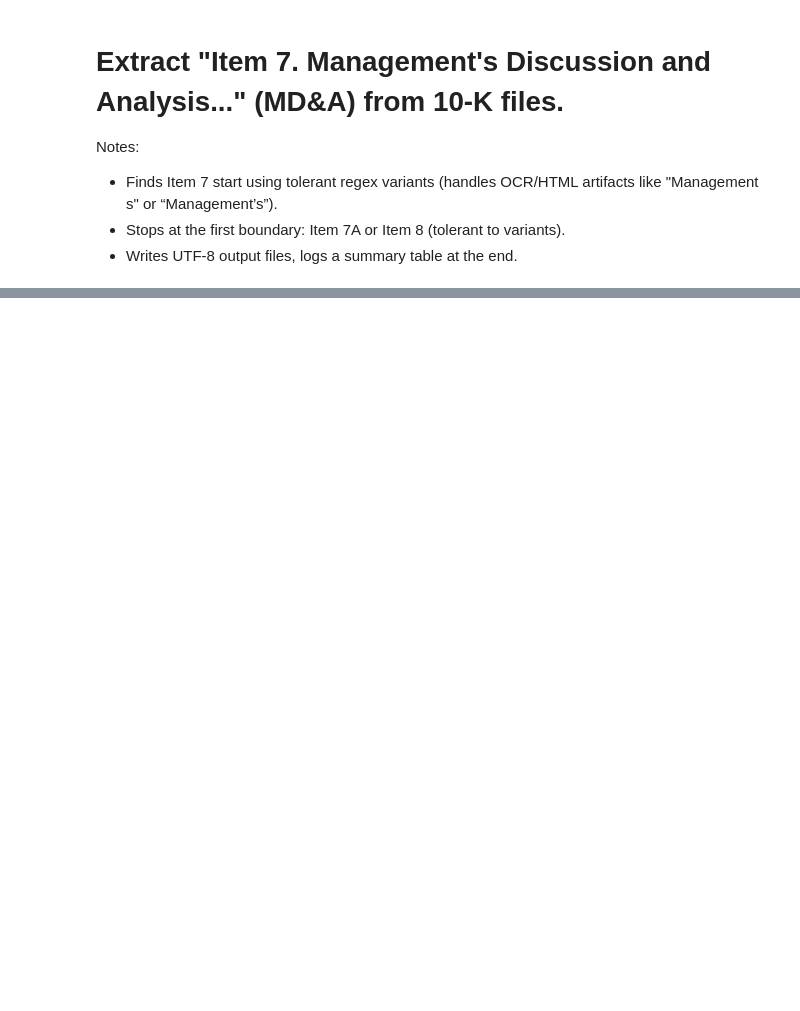
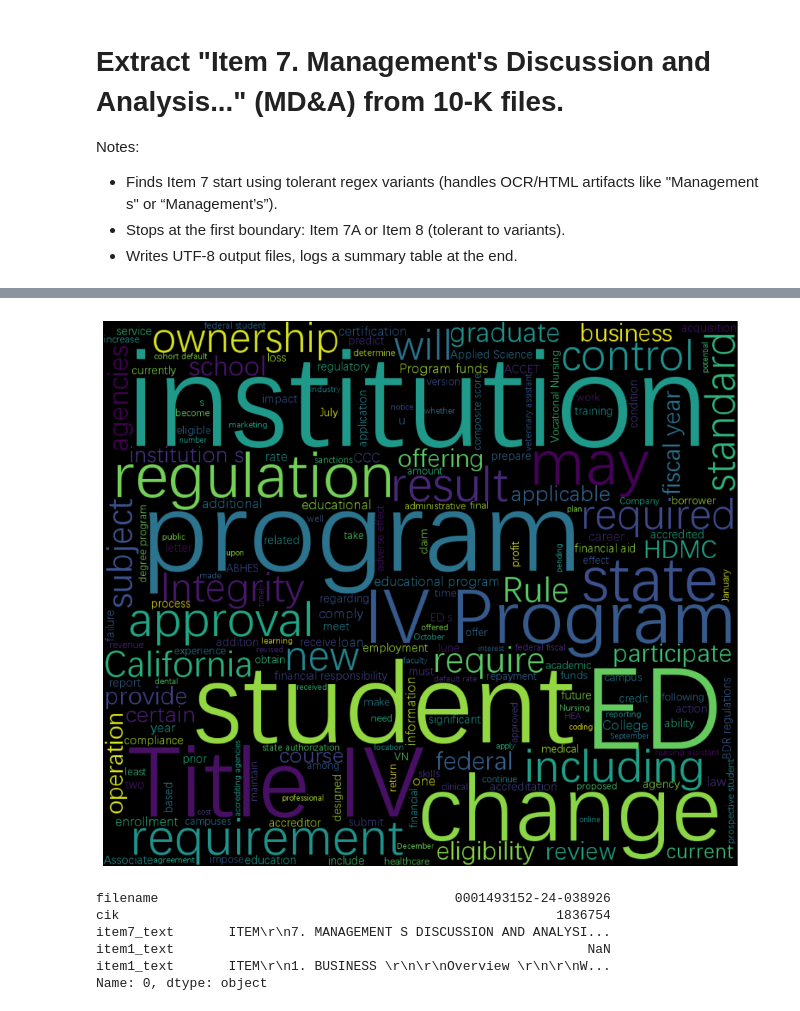
Before and after one commit to wangyouan/AIandFinance2025, a Jupyter notebook: lecture6_textual_analysis.ipynb, the cells around one changed output, grey strips where cells are left out. Drawn from its saved outputs; the diff is of its cells as text; code cells hidden in the pictures; blank space fills up the shorter version.

```diff
--- a/lecture6_textual_analysis.ipynb
+++ b/lecture6_textual_analysis.ipynb
@@ -154,0 +273,21 @@ chunk
+# %%
+# Segment text content
+token = nltk.word_tokenize(item17_df.loc[0, 'item1_text'])
+
+page_text = ' '.join(token)
+wordcloud = WordCloud(font_path="Deng.ttf", width=1000, height=860, ).generate(page_text)
+plt.figure(figsize=(20, 10))
+plt.imshow(wordcloud, interpolation='bilinear')
+plt.axis("off")
+plt.show()
+# %% [output]
+[figure, added]
+# %%
+item17_df.loc[0]
+# %% [output]
+filename                                      0001493152-24-038926
+cik                                                        1836754
+item7_text       ITEM\r\n7. MANAGEMENT S DISCUSSION AND ANALYSI...
+item1_text                                                     NaN
+item1_text       ITEM\r\n1. BUSINESS \r\n\r\nOverview \r\n\r\nW...
+Name: 0, dtype: object
```
Also changed, not shown: parts of 7 cells of this notebook.
